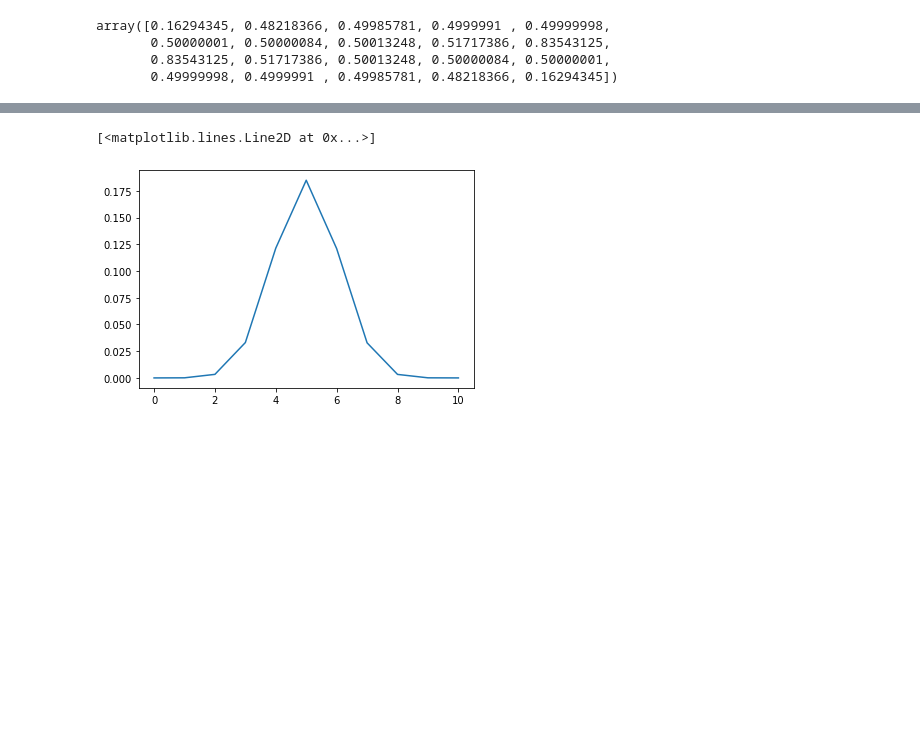
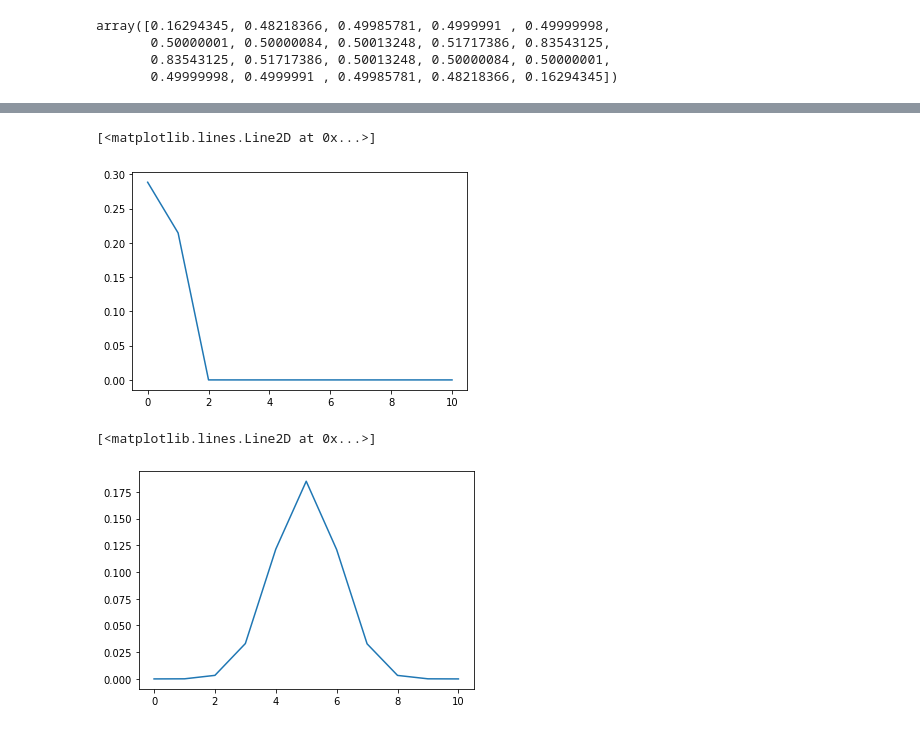
Before and after one commit to shrapp/thermal_tfim, a Jupyter notebook: notebook.ipynb, the cells around one changed output, grey strips where cells are left out. Saved outputs shown, nothing was run; the diff lists cells and outputs as text; code cells hidden in the pictures; blank space fills up the shorter version.

```diff
--- a/notebook.ipynb
+++ b/notebook.ipynb
@@ -461,3 +473,8 @@ array([0.16294345, 0.48218366, 0.49985781, 0.4999991 , 0.49999998,
+# %%
+plt.plot(num_probability_mass_function)
+# %% [output]
+[<matplotlib.lines.Line2D at 0x...>]
+[figure, added]
 # %%
 plt.plot(num_probability_mass_function)
 # %% [output]
```
Also changed, not shown: parts of 3 cells of this notebook, 14 other files.
